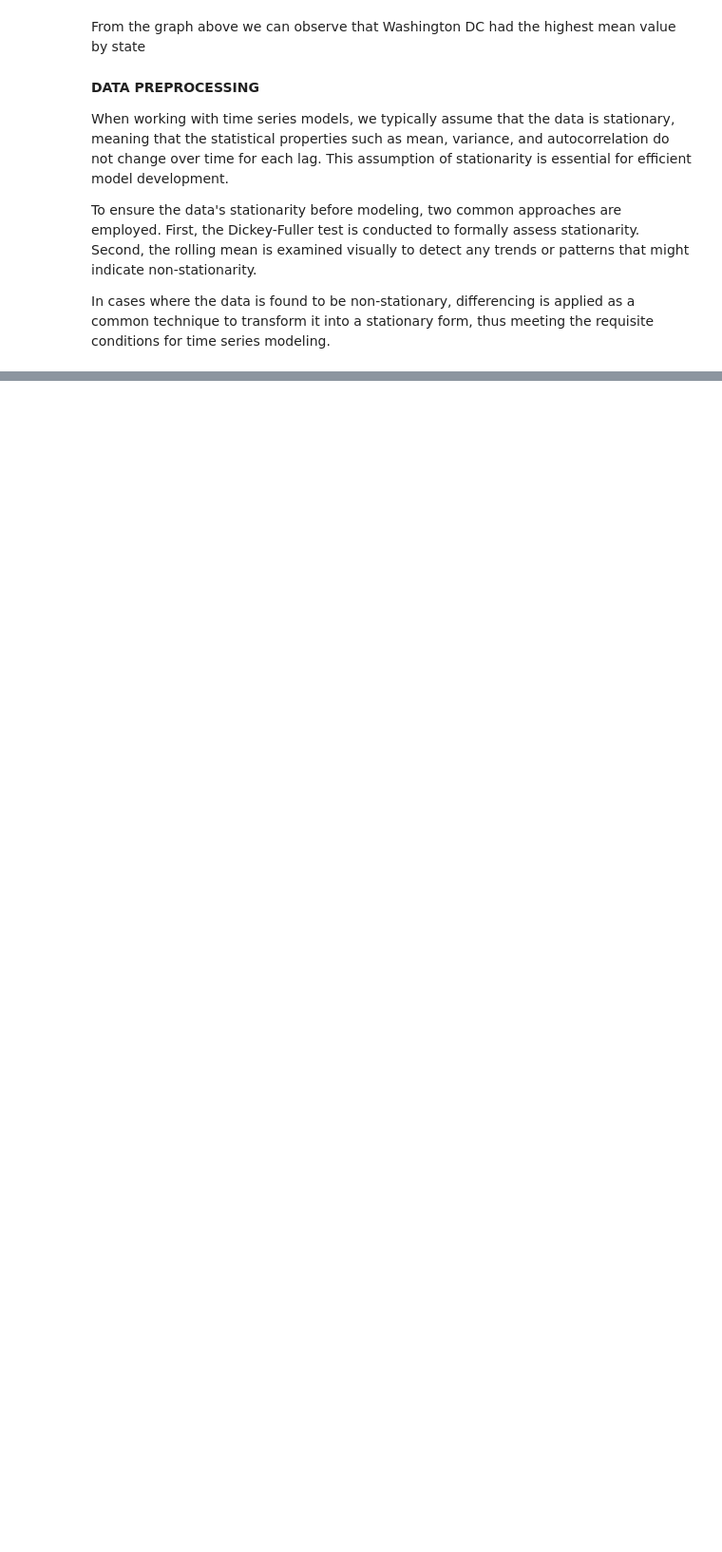
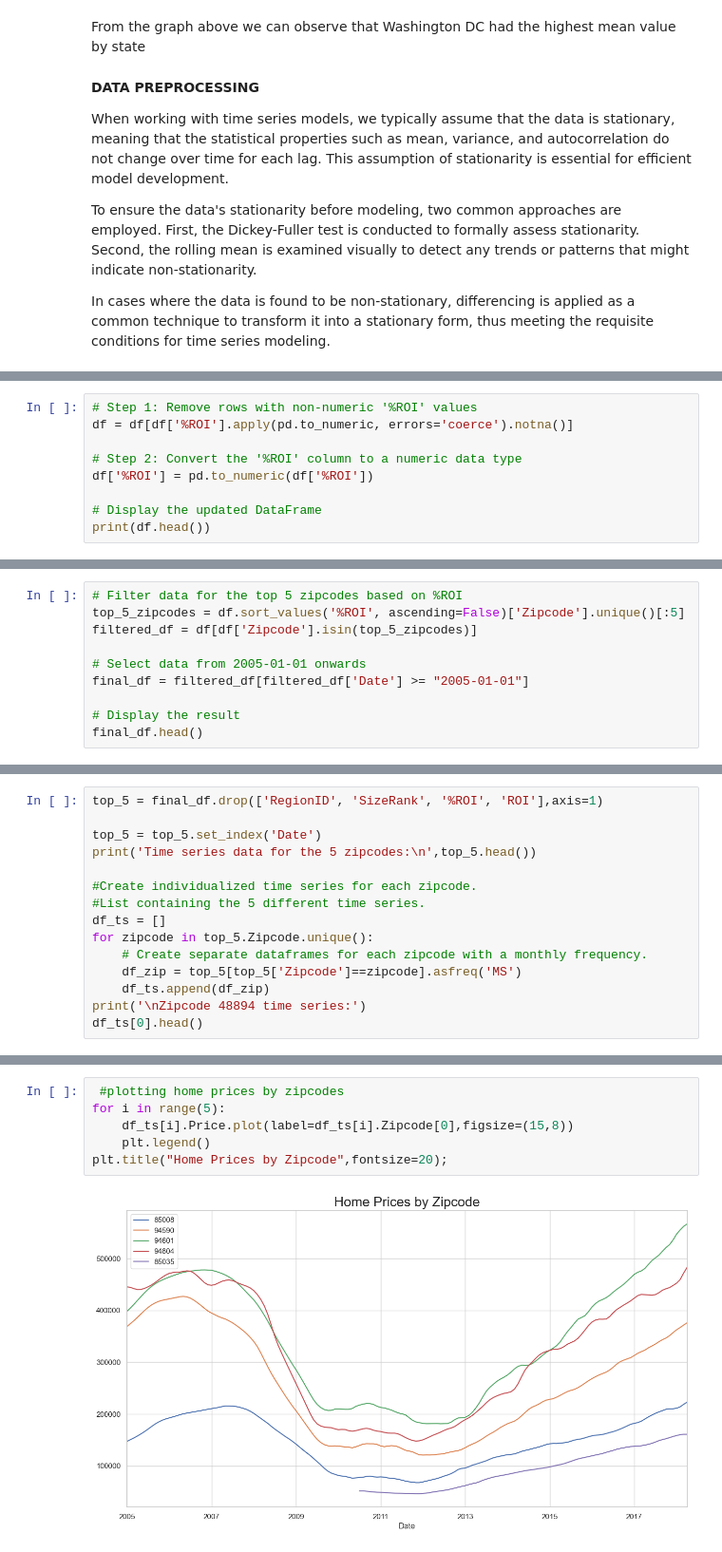
Before and after one commit to stanoff/dsc-project-time-series, a Jupyter notebook: Untitled.ipynb, the cells around one changed output, grey strips where cells are left out. Shown at 95% size. Saved outputs shown, nothing was run; the diff lists cells and outputs as text; blank space fills up the shorter version.

```diff
--- a/Untitled.ipynb
+++ b/Untitled.ipynb
@@ -400,0 +477,9 @@ In cases where the data is found to be non-stationary, differencing is applied a
+# %%
+# Step 1: Remove rows with non-numeric '%ROI' values
+df = df[df['%ROI'].apply(pd.to_numeric, errors='coerce').notna()]
+
+# Step 2: Convert the '%ROI' column to a numeric data type
+df['%ROI'] = pd.to_numeric(df['%ROI'])
+
+# Display the updated DataFrame
+print(df.head())
@@ -400,0 +500,10 @@ In cases where the data is found to be non-stationary, differencing is applied a
+# %%
+# Filter data for the top 5 zipcodes based on %ROI
+top_5_zipcodes = df.sort_values('%ROI', ascending=False)['Zipcode'].unique()[:5]
+filtered_df = df[df['Zipcode'].isin(top_5_zipcodes)]
+
+# Select data from 2005-01-01 onwards
+final_df = filtered_df[filtered_df['Date'] >= "2005-01-01"]
+
+# Display the result
+final_df.head()
@@ -400,0 +519,15 @@ In cases where the data is found to be non-stationary, differencing is applied a
+# %%
+top_5 = final_df.drop(['RegionID', 'SizeRank', '%ROI', 'ROI'],axis=1)
+
+top_5 = top_5.set_index('Date')
+print('Time series data for the 5 zipcodes:\n',top_5.head())
+
+#Create individualized time series for each zipcode.
+#List containing the 5 different time series.
+df_ts = []
+for zipcode in top_5.Zipcode.unique():
+    # Create separate dataframes for each zipcode with a monthly frequency.
+    df_zip = top_5[top_5['Zipcode']==zipcode].asfreq('MS')
+    df_ts.append(df_zip)
+print('\nZipcode 48894 time series:')
+df_ts[0].head()
@@ -400,0 +552,8 @@ In cases where the data is found to be non-stationary, differencing is applied a
+# %%
+ #plotting home prices by zipcodes
+for i in range(5):
+    df_ts[i].Price.plot(label=df_ts[i].Zipcode[0],figsize=(15,8))
+    plt.legend()
+plt.title("Home Prices by Zipcode",fontsize=20);
+# %% [output]
+[figure, added]
```
Also changed, not shown: parts of 36 cells of this notebook.
